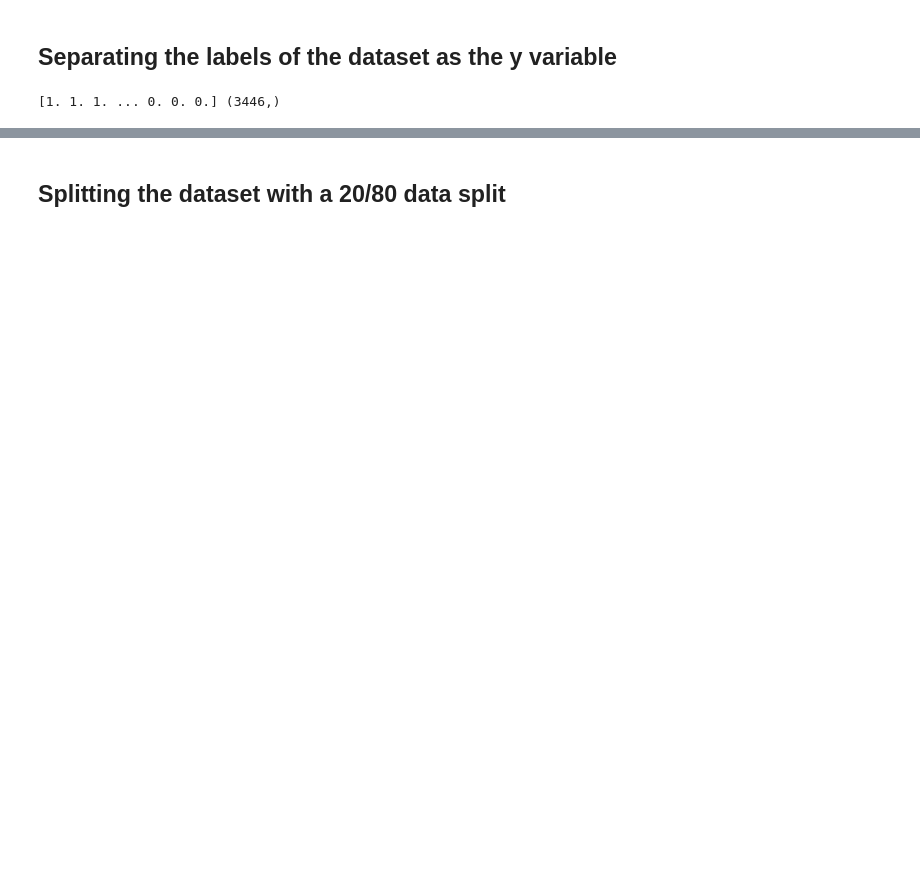
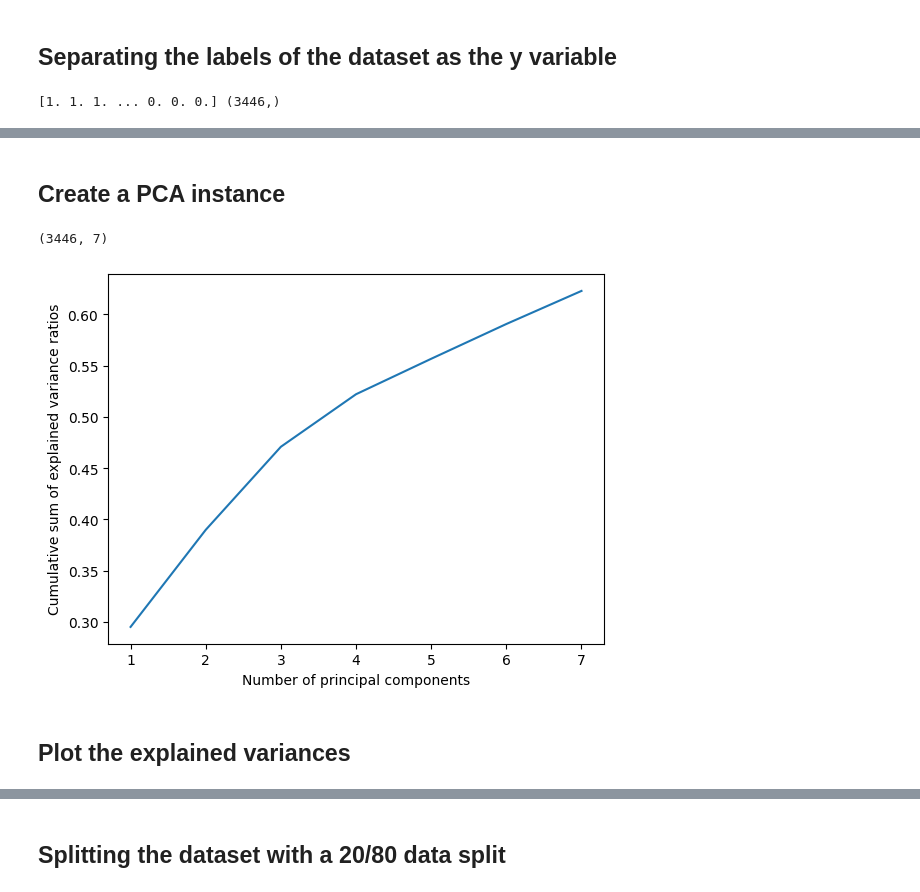
Before and after one commit to Nadun999/spam-email-classification-using-KNN-DT, a Jupyter notebook: main.ipynb, the cells around one changed output, grey strips where cells are left out. Drawn from its saved outputs; the diff is of its cells as text; code cells hidden in the pictures; blank space fills up the shorter version.

```diff
--- a/main.ipynb
+++ b/main.ipynb
@@ -457,0 +418,3 @@ print(y,y.shape)
+# %%
+df.drop('spam_nospam', axis=1, inplace=True)
+df
@@ -457,0 +448,24 @@ print(y,y.shape)
+# %% [markdown]
+## Create a PCA instance
+# %%
+from sklearn.decomposition import PCA
+
+pca = PCA(n_components=7)
+#used to plot the explained_variance_ratio_ histogram
+pca_Components = pca.fit_transform(df)
+pca_Components.shape
+# %% [output]
+(3446, 7)
+# %%
+# Calculate the cumulative sum of explained variance ratios
+cumulative_variances = np.cumsum(pca.explained_variance_ratio_)
+
+# Plot the cumulative sum of explained variance ratios
+plt.plot(range(1, len(cumulative_variances) + 1), cumulative_variances)
+plt.xlabel("Number of principal components")
+plt.ylabel("Cumulative sum of explained variance ratios")
+plt.show()
+# %% [output]
+[figure, added]
+# %% [markdown]
+## Plot the explained variances
```
Also changed, not shown: parts of 47 cells of this notebook, 1 other file.
